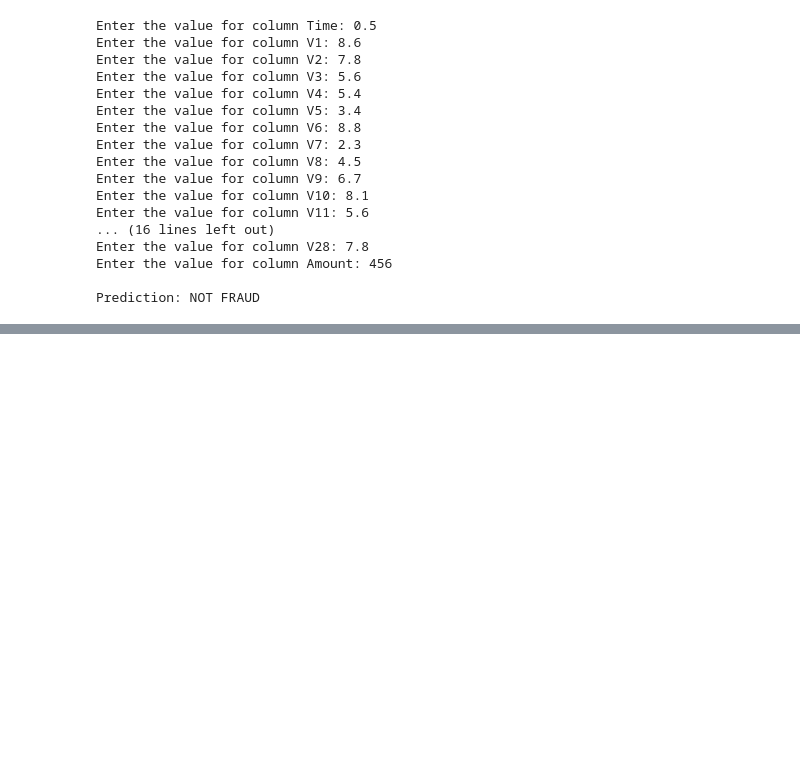
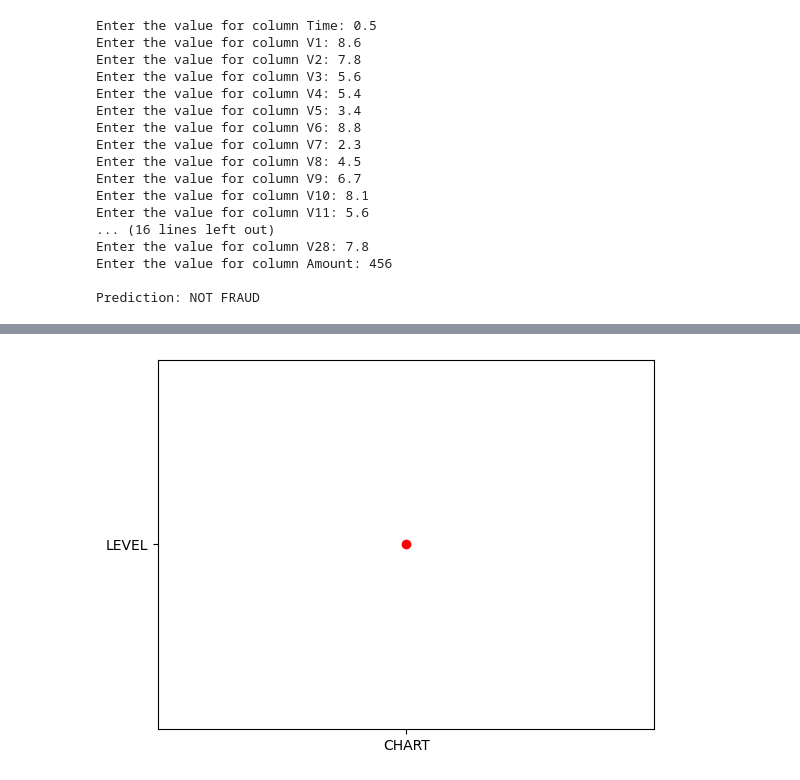
Before and after one commit to harshinis24mss066-ctrl/AIML-AND-CYBER-SECURITY-VAC, a Jupyter notebook: Welcome_To_Colab.ipynb, the cells around one changed output, grey strips where cells are left out. Drawn from its saved outputs; the diff is of its cells as text; code cells hidden in the pictures; blank space fills up the shorter version.

```diff
--- a/Welcome_To_Colab.ipynb
+++ b/Welcome_To_Colab.ipynb
@@ -86,0 +108,5 @@ Prediction: NOT FRAUD
+# %%
+plt.scatter(['CHART'],['LEVEL'],color="red")
+plt.show()
+# %% [output]
+[figure, added]
```
Also changed, not shown: parts of 6 cells of this notebook.
